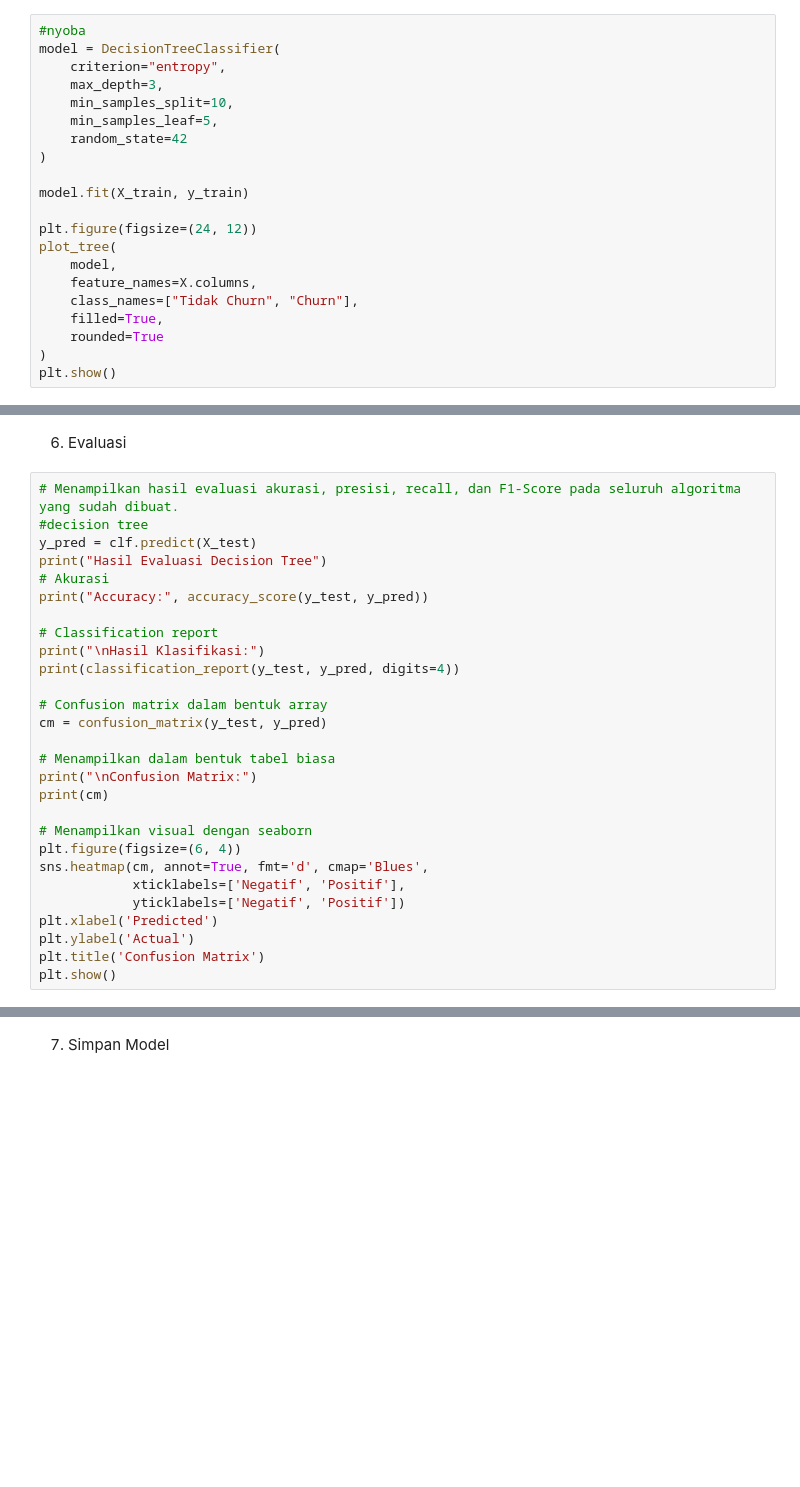
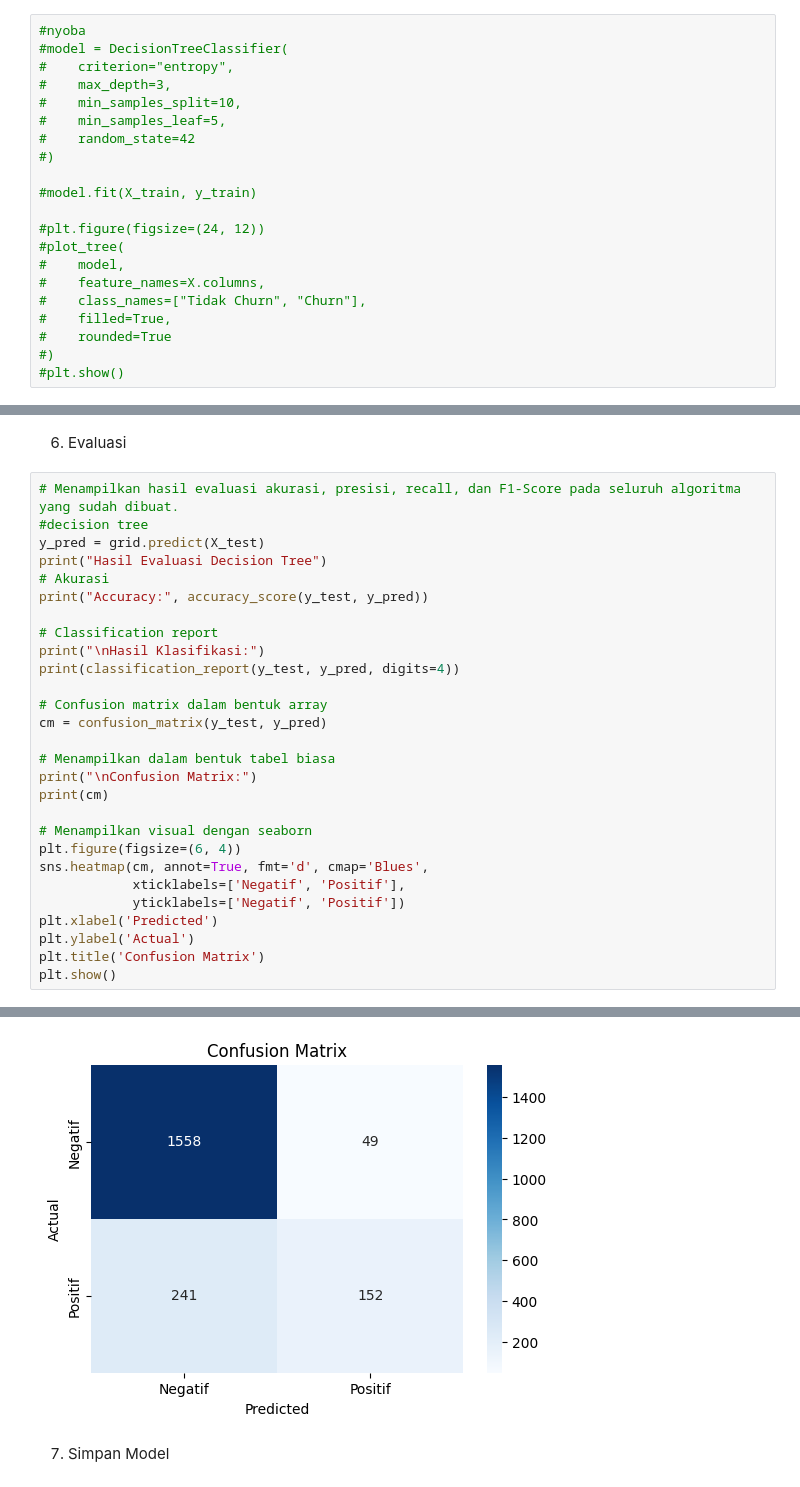
Before and after one commit to Dindaradityaswari/Klasifikasi-Decision-Tree, a Jupyter notebook: model.ipynb, the cells around one changed output, grey strips where cells are left out. Cells and saved outputs as stored; diff of their text form; blank space fills up the shorter version.

Commit message:
modelling

```diff
--- a/model.ipynb
+++ b/model.ipynb
@@ -164,25 +165,25 @@ X_train, X_test, y_train, y_test = train_test_split(
 )
 # %%
 #nyoba
-model = DecisionTreeClassifier(
-    criterion="entropy",
-    max_depth=3,
-    min_samples_split=10,
-    min_samples_leaf=5,
-    random_state=42
-)
+#model = DecisionTreeClassifier(
+#    criterion="entropy",
+#    max_depth=3,
+#    min_samples_split=10,
+#    min_samples_leaf=5,
+#    random_state=42
+#)
 
-model.fit(X_train, y_train)
+#model.fit(X_train, y_train)
 
-plt.figure(figsize=(24, 12))
-plot_tree(
-    model,
-    feature_names=X.columns,
-    class_names=["Tidak Churn", "Churn"],
-    filled=True,
-    rounded=True
-)
-plt.show()
+#plt.figure(figsize=(24, 12))
+#plot_tree(
+#    model,
+#    feature_names=X.columns,
+#    class_names=["Tidak Churn", "Churn"],
+#    filled=True,
+#    rounded=True
+#)
+#plt.show()
 # %% [output]
 [figure]
 # %% [markdown]
@@ -218,7 +235,7 @@ best_model = grid.best_estimator_
 # %%
 # Menampilkan hasil evaluasi akurasi, presisi, recall, dan F1-Score pada seluruh algoritma yang sudah dibuat.
 #decision tree
-y_pred = clf.predict(X_test)
+y_pred = grid.predict(X_test)
 print("Hasil Evaluasi Decision Tree")
 # Akurasi
 print("Accuracy:", accuracy_score(y_test, y_pred))
@@ -243,3 +260,4 @@ plt.xlabel('Predicted')
 plt.ylabel('Actual')
 plt.title('Confusion Matrix')
 plt.show()
+# %% [output]
@@ -246,3 +281,4 @@ plt.show()
+[figure, added]
 # %% [markdown]
 7. Simpan Model
 # %%
```
Also changed, not shown: parts of 5 cells of this notebook.
